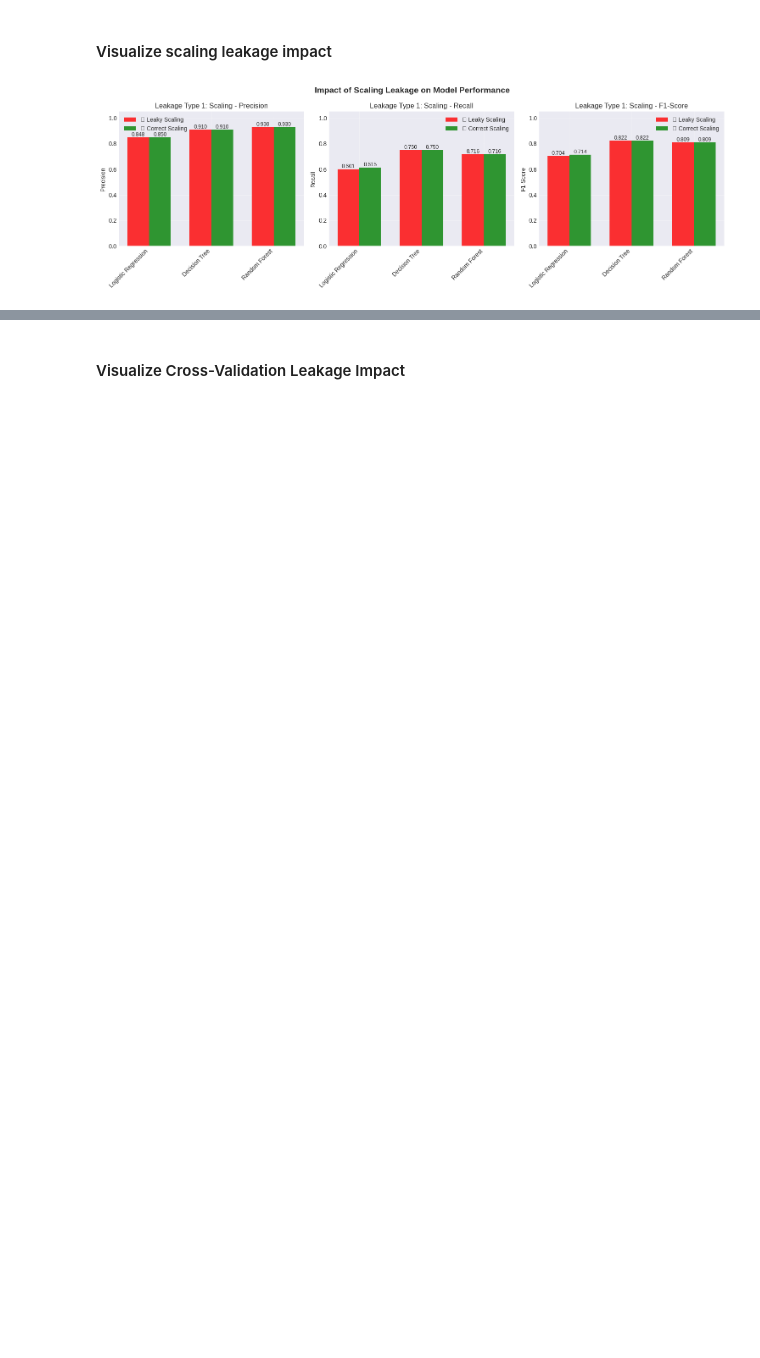
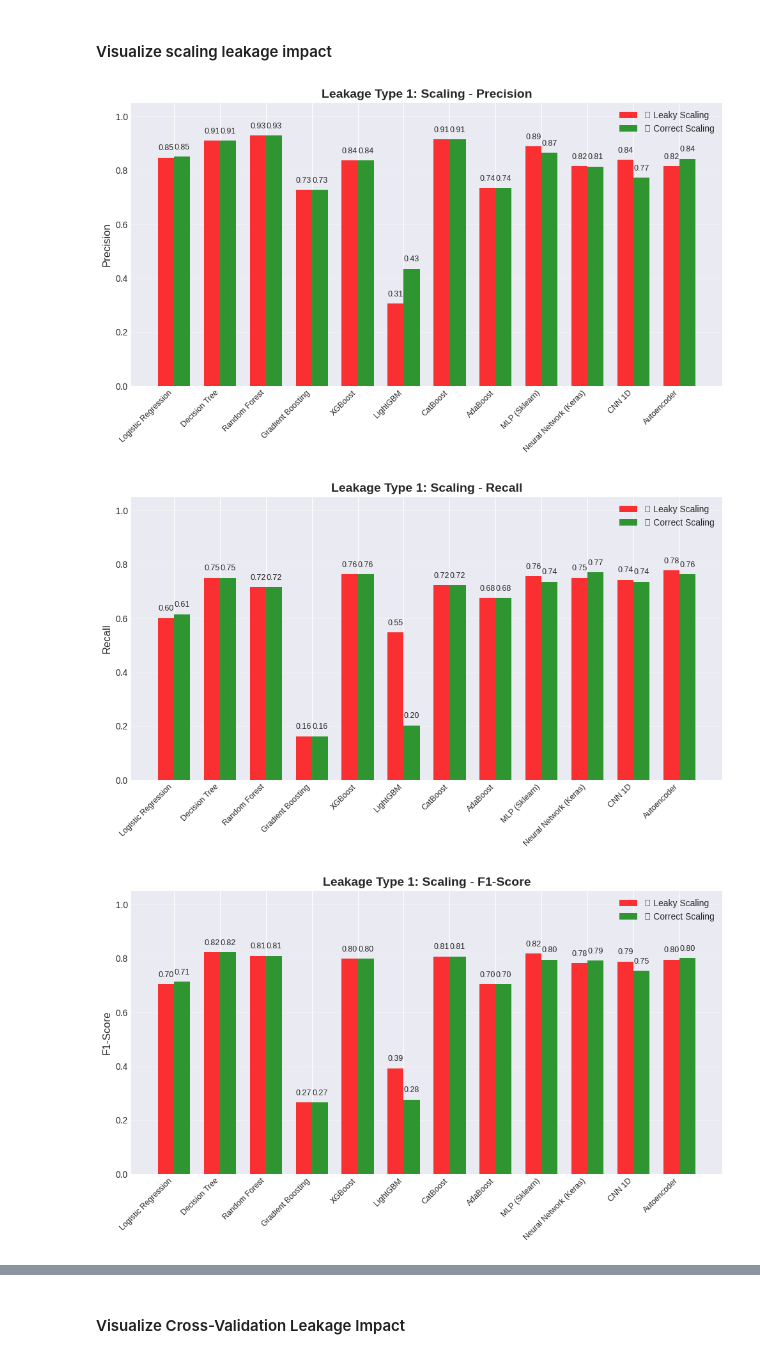
Before and after one commit to oucheneabdelhak/AI-DrivenFraudDetctionInSmartCardTransaction-Survey, a Jupyter notebook: DataLeakageEffect.ipynb, the cells around one changed output, grey strips where cells are left out. Saved outputs shown, nothing was run; the diff lists cells and outputs as text; code cells hidden in the pictures; blank space fills up the shorter version.

```diff
--- a/DataLeakageEffect.ipynb
+++ b/DataLeakageEffect.ipynb
@@ -113,9 +260,21 @@ print("="*80)
 
 # Define classifiers
 classifiers = {
+    # Traditional ML Classifiers
     'Logistic Regression': LogisticRegression(random_state=42, max_iter=1000),
     'Decision Tree': DecisionTreeClassifier(random_state=42, max_depth=5),
     'Random Forest': RandomForestClassifier(random_state=42, n_estimators=50, max_depth=5),
+    'Gradient Boosting': GradientBoostingClassifier(random_state=42, n_estimators=50, max_depth=3),
+    'XGBoost': XGBClassifier(random_state=42, n_estimators=50, max_depth=3, eval_metric='logloss'),
+    'LightGBM': LGBMClassifier(random_state=42, n_estimators=50, max_depth=3, verbose=-1),
+    'CatBoost': CatBoostClassifier(random_state=42, iterations=50, depth=3, verbose=0),
+    'AdaBoost': AdaBoostClassifier(random_state=42, n_estimators=50),
+    'MLP (Sklearn)': MLPClassifier(random_state=42, hidden_layer_sizes=(100, 50), max_iter=200),
+
+    # Deep Learning Models (wrapped for sklearn compatibility)
+    'Neural Network (Keras)': KerasClassifierWrapper(create_nn_model, epochs=30),
+    'CNN 1D': KerasClassifierWrapper(create_cnn_model, epochs=30),
+    'Autoencoder': KerasClassifierWrapper(create_autoencoder_model, epochs=30)
 }
 
 # Leaky approach: Scale the entire dataset before splitting
@@ -143,7 +302,7 @@ print("-" * 60)
 for name, clf in classifiers.items():
     clf.fit(X_train_leaky, y_train_leaky)
     y_pred = clf.predict(X_test_leaky)
-    y_pred_proba = clf.predict_proba(X_test_leaky)[:, 1] if hasattr(clf, "predict_proba") else None
+    y_pred_proba = get_pred_proba(clf, X_test_leaky)
 
     metrics = evaluate_model(y_test_leaky, y_pred, y_pred_proba)
     results_leaky_scaling[name] = metrics
@@ -155,7 +314,7 @@ print("-" * 60)
 for name, clf in classifiers.items():
     clf.fit(X_train_correct_scaled, y_train_correct)
     y_pred = clf.predict(X_test_correct_scaled)
-    y_pred_proba = clf.predict_proba(X_test_correct_scaled)[:, 1] if hasattr(clf, "predict_proba") else None
+    y_pred_proba = get_pred_proba(clf, X_test_correct_scaled)
 
     metrics = evaluate_model(y_test_correct, y_pred, y_pred_proba)
     results_correct_scaling[name] = metrics
@@ -181,36 +358,66 @@ for name, clf in classifiers.items():
 # %% [markdown]
 #### Visualize scaling leakage impact
 # %%
-fig, axes = plt.subplots(1, 3, figsize=(15, 5))
+# Individual graphs for Scaling Leakage
+metrics_to_plot = ['Precision', 'Recall', 'F1-Score']
 
-metrics_to_plot = ['Precision', 'Recall', 'F1-Score']
-for idx, metric in enumerate(metrics_to_plot):
+for metric in metrics_to_plot:
+    fig, ax = plt.subplots(figsize=(10, 6))
+
     x_pos = np.arange(len(classifiers))
     width = 0.35
 
     leaky_scores = [results_leaky_scaling[name][metric] for name in classifiers.keys()]
     correct_scores = [results_correct_scaling[name][metric] for name in classifiers.keys()]
 
-    bars1 = axes[idx].bar(x_pos - width/2, leaky_scores, width, label='❌ Leaky Scaling', alpha=0.8, color='red')
-    bars2 = axes[idx].bar(x_pos + width/2, correct_scores, width, label='✅ Correct Scaling', alpha=0.8, color='green')
+    bars1 = ax.bar(x_pos - width/2, leaky_scores, width, label='❌ Leaky Scaling', alpha=0.8, color='red')
+    bars2 = ax.bar(x_pos + width/2, correct_scores, width, label='✅ Correct Scaling', alpha=0.8, color='green')
 
-    axes[idx].set_ylabel(metric)
-    axes[idx].set_title(f'Leakage Type 1: Scaling - {metric}')
-    axes[idx].set_xticks(x_pos)
-    axes[idx].set_xticklabels(classifiers.keys(), rotation=45, ha='right')
-    axes[idx].legend()
-    axes[idx].grid(True, alpha=0.3)
-    axes[idx].set_ylim([0, 1.05])
+    ax.set_ylabel(metric, fontsize=12)
+    ax.set_title(f'Leakage Type 1: Scaling - {metric}', fontsize=14, fontweight='bold')
+    ax.set_xticks(x_pos)
+    ax.set_xticklabels(classifiers.keys(), rotation=45, ha='right', fontsize=9)
+    ax.legend(loc='upper right', fontsize=10)
+    ax.grid(True, alpha=0.3, axis='y')
+    ax.set_ylim([0, 1.05])
 
     # Add value labels
     for bars in [bars1, bars2]:
         for bar in bars:
             height = bar.get_height()
-            axes[idx].text(bar.get_x() + bar.get_width()/2., height,
-                          f'{height:.3f}', ha='center', va='bottom', fontsize=9)
+            ax.text(bar.get_x() + bar.get_width()/2., height + 0.02,
+                   f'{height:.2f}', ha='center', va='bottom', fontsize=9)
 
-plt.suptitle('Impact of Scaling Leakage on Model Performance', fontsize=14, fontweight='bold')
+    plt.tight_layout()
+    plt.show()
+
+# Separate table for Scaling Leakage
+fig, ax = plt.subplots(figsize=(12, 4))
+ax.axis('off')
+
+table_data = []
+for name in classifiers.keys():
+    table_data.append([
+        name,
+        f"{results_leaky_scaling[name]['F1-Score']:.3f}",
+        f"{results_correct_scaling[name]['F1-Score']:.3f}",
+        f"{(results_leaky_scaling[name]['F1-Score'] - results_correct_scaling[name]['F1-Score'])*100:+.1f}%"
+    ])
+
+table = ax.table(cellText=table_data,
+                 colLabels=['Classifier', 'Leaky F1', 'Correct F1', 'Difference'],
+                 loc='center',
+                 cellLoc='center')
+table.auto_set_font_size(False)
+table.set_fontsize(10)
+table.scale(1, 2)
+
+ax.set_title('Scaling Leakage: F1-Score Comparison', fontsize=14, fontweight='bold', pad=60)
 plt.tight_layout()
 plt.show()
+
+clear_keras_session()
 # %% [output]
-[figure, old version]
+[figure, new version]
+[figure, added]
+[figure, added]
```
Also changed, not shown: parts of 21 cells of this notebook.
